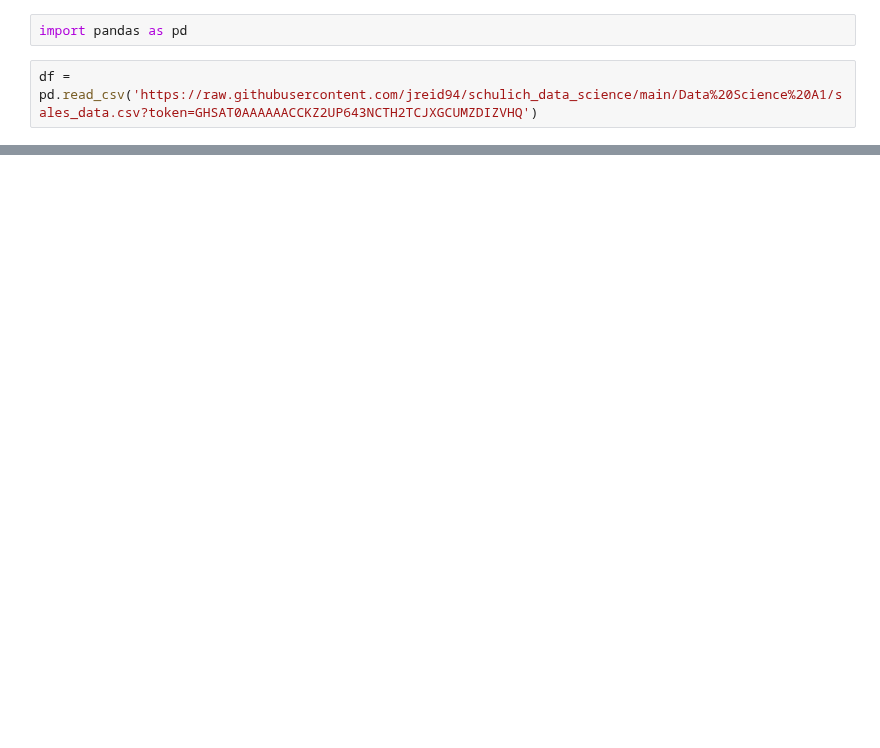
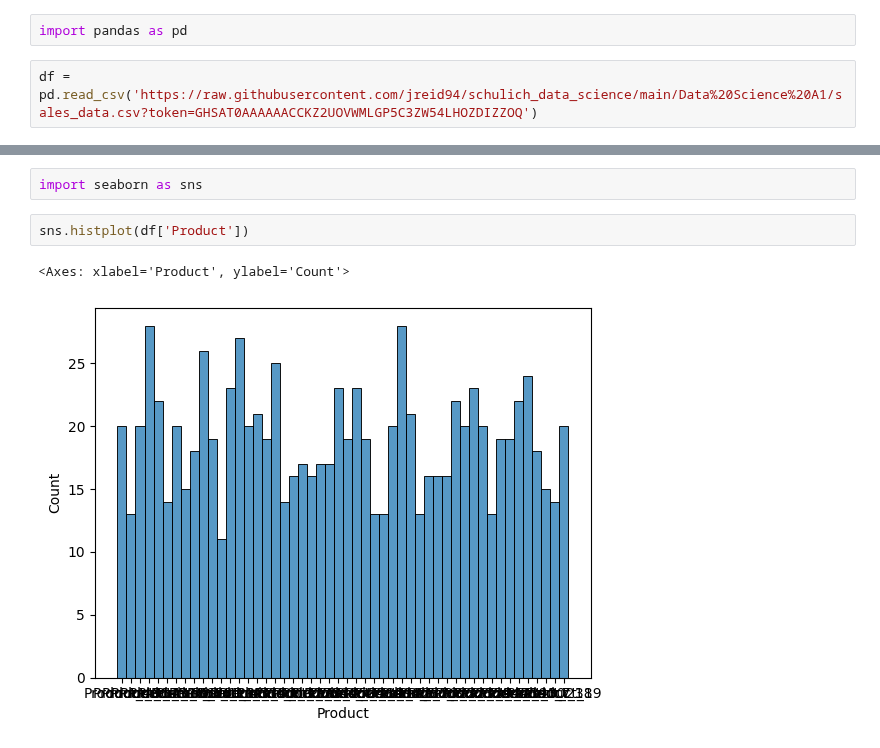
Before and after one commit to jreid94/schulich_data_science, a Jupyter notebook: Data Science A1/Jreid_A1.ipynb, the cells around one changed output, grey strips where cells are left out. Drawn from its saved outputs; the diff is of its cells as text; blank space fills up the shorter version.

```diff
--- a/Data Science A1/Jreid_A1.ipynb
+++ b/Data Science A1/Jreid_A1.ipynb
@@ -1,4 +1,4 @@
 # %%
 import pandas as pd
 # %%
-df = pd.read_csv('https://raw.githubusercontent.com/jreid94/schulich_data_science/main/Data%20Science%20A1/sales_data.csv?token=GHSAT0AAAAAACCKZ2UP643NCTH2TCJXGCUMZDIZVHQ')
+df = pd.read_csv('https://raw.githubusercontent.com/jreid94/schulich_data_science/main/Data%20Science%20A1/sales_data.csv?token=GHSAT0AAAAAACCKZ2UOVWMLGP5C3ZW54LHOZDIZZOQ')
@@ -6,0 +35,7 @@ HTTPError: HTTP Error 404: Not Found
+# %%
+import seaborn as sns
+# %%
+sns.histplot(df['Product'])
+# %% [output]
+<Axes: xlabel='Product', ylabel='Count'>
+[figure, added]
```
Also changed, not shown: parts of 17 cells of this notebook, 1 other file.
